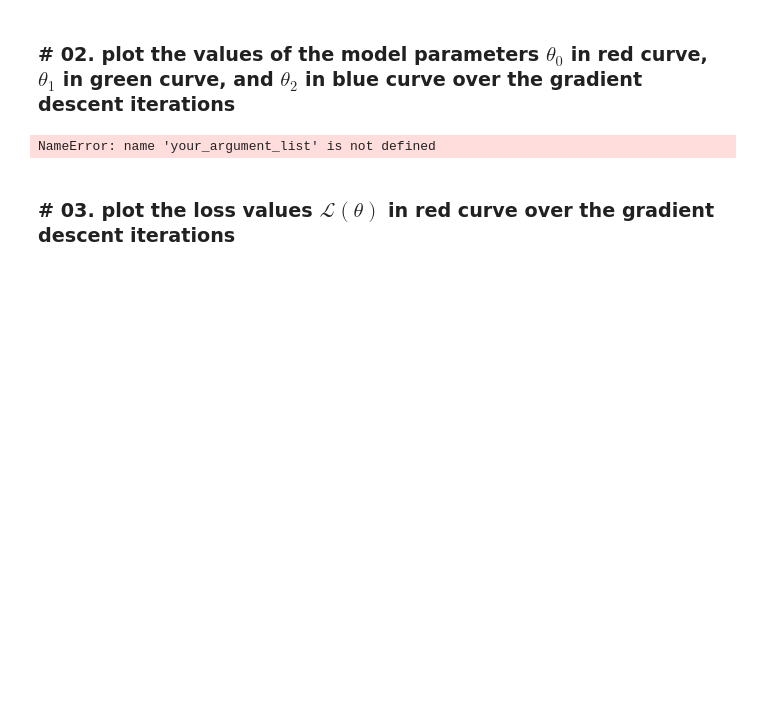
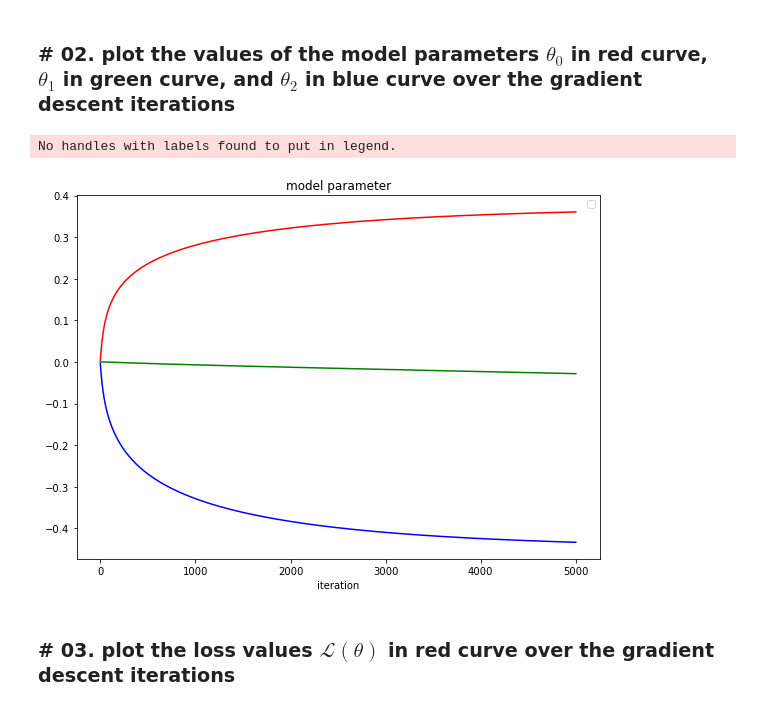
Before and after one commit to DancingGamza/Machine_learning, a Jupyter notebook: assignment_08.ipynb, the cells around one changed output. Saved outputs shown, nothing was run; the diff lists cells and outputs as text; code cells hidden in the pictures; blank space fills up the shorter version.

```diff
--- a/assignment_08.ipynb
+++ b/assignment_08.ipynb
@@ -131,11 +132,14 @@ def plot_data(x, y, l):
     plt.tight_layout()
     plt.show()
 # %%
-
-def plot_model_parameter(*args):
+def plot_model_parameter(theta_iteration):
 
     plt.figure(figsize=(8,6))
     plt.title('model parameter')
+
+    plt.plot(theta_iteration[:,0], '-', color='green')
+    plt.plot(theta_iteration[:,1], '-', color='red')
+    plt.plot(theta_iteration[:,2], '-', color='blue')
 
 
     plt.xlabel('iteration')
@@ -167,9 +184,10 @@ No handles with labels found to put in legend.
 # %% [markdown]
 ### # 02. plot the values of the model parameters $\theta_0$ in red curve, $\theta_1$ in green curve, and $\theta_2$ in blue curve over the gradient descent iterations
 # %%
-plot_model_parameter(your_argument_list)
+plot_model_parameter(theta_iteration)
 # %% [output]
-NameError: name 'your_argument_list' is not defined
+No handles with labels found to put in legend.
+[figure, added]
 # %% [markdown]
 ### # 03. plot the loss values $\mathcal{L}(\theta)$ in red curve over the gradient descent iterations
 # %%
```
Also changed, not shown: parts of 5 cells of this notebook.
